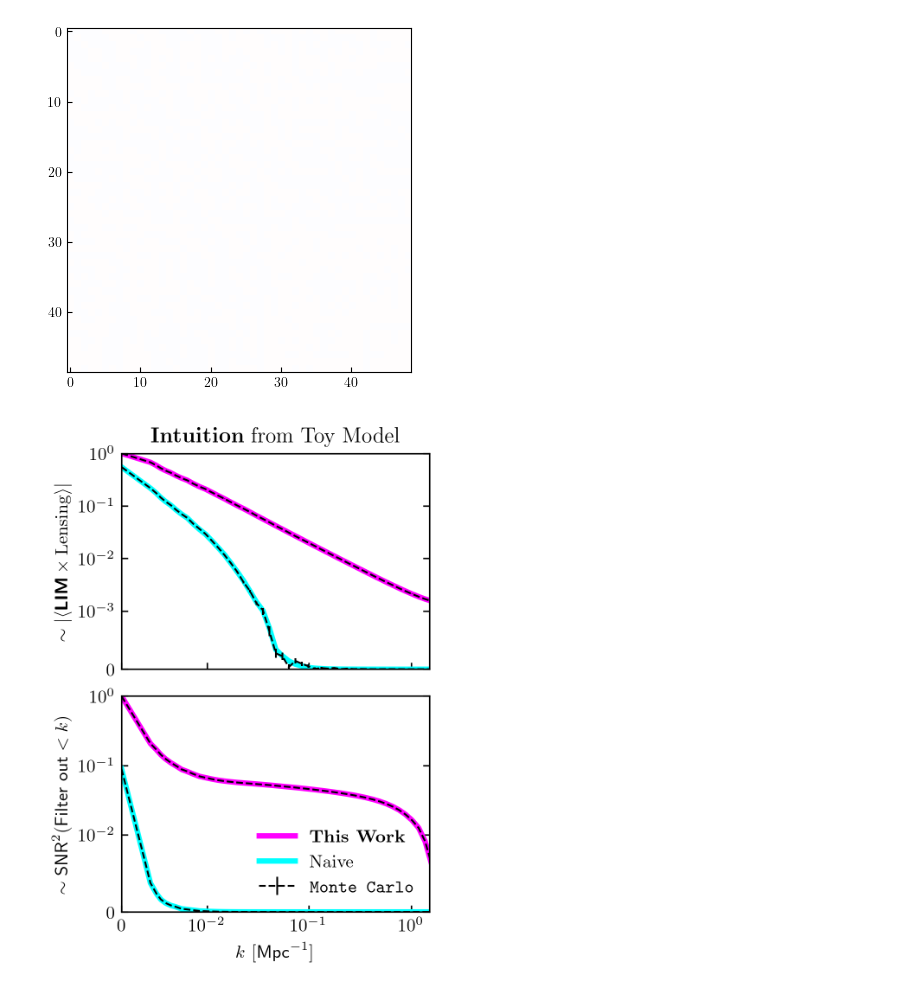
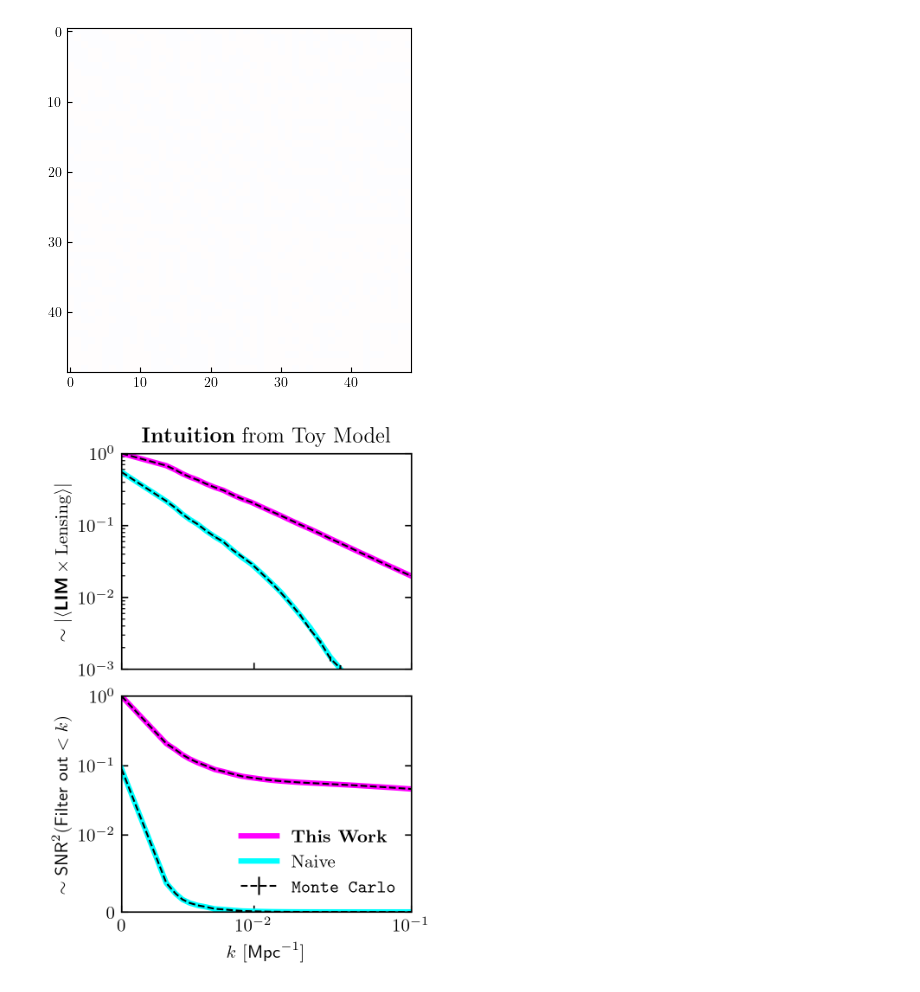
Before and after one commit to DelonShen/LIMxCMBL, a Jupyter notebook: 015.003.2025-05-09.toy-model-viz.ipynb, the cells around one changed output. Cells and saved outputs as stored; diff of their text form; code cells hidden in the pictures.

Commit message:
refined toy model figure

```diff
--- a/015.003.2025-05-09.toy-model-viz.ipynb
+++ b/015.003.2025-05-09.toy-model-viz.ipynb
@@ -273,8 +273,11 @@ for _type in ['LC', 'nLC']:
 
 axs[0].plot([-100, -99, ], [-1000000, -1000000], c='k', ls='--', label=r'\texttt{Monte Carlo}')
 
-axs[0].set_yscale('symlog', linthresh=1e-3)
-axs[0].set_ylim(0, 1)
+# axs[0].set_yscale('symlog', linthresh=1e-2)
+# axs[0].set_ylim(0, 1)
+
+axs[0].set_yscale('log')
+axs[0].set_ylim(1e-3, 1e0)
 
 axs[0].set_ylabel(r'$\sim |\langle \textbf{\textsf{LIM}}\times \rm{Lensing}\rangle|$')
 # axs[0].set_xlabel(r'$k$ [${\sf Mpc}^{-1}$]')
@@ -294,33 +297,33 @@ for _type in ['LC', 'nLC']:
                         yerr=(jnp.sqrt(SNR2s[_type+'_MSE'])/SNR2s['theoryLC'][0]),
                         lw=1,
                         ls='--', c=color[_type])
 
 # _plot(Lambdas, SNR2s_proj, c='lightgrey', lw=1)
 # _plot(Lambdas, jnp.real(estimated_Ik_proj**2/estimated_var_proj),
 #          c='yellow', lw=1, ls='--')
 
 axs[1].errorbar([0, 100], [100, 100], yerr=0, lw=1, c='k', ls='--', label=r'\texttt{Monte Carlo}')
 
 
 # axs[1].set_yscale('log')
 # axs[1].set_ylim(1e-6,2e0)
 axs[1].set_yscale('symlog', linthresh=1e-2)
 axs[1].set_ylim(0, 1e0)
 
 
 axs[1].set_ylabel(r'$\sim {\sf SNR}^2(\textsf{Filter out}<k)$')
 axs[1].set_xlabel(r'$k$ [${\sf Mpc}^{-1}$]')
 
 for ax in axs:
     ax.set_xscale('asinh', linear_width=3e-3)
-    ax.set_xticks([0, 1e-2, 1e-1, 1])
-    ax.set_xlim(0, 1.5)
+    ax.set_xticks([0, 1e-2, 1e-1])
+    ax.set_xlim(0, .1)
     ax.tick_params(axis='x', which='minor', bottom=False)
     ax.tick_params(axis='y', which='major', right=True)
 
 # axs[0].legend(frameon=False)
 axs[1].legend(frameon=False, loc='lower right')
 
 plt.savefig('figures/015.003.pdf', bbox_inches = 'tight')
 # %% [output]
-[figure, old version]
+[figure, new version]
```
Also changed, not shown: parts of 1 cell of this notebook, 1 other file.
